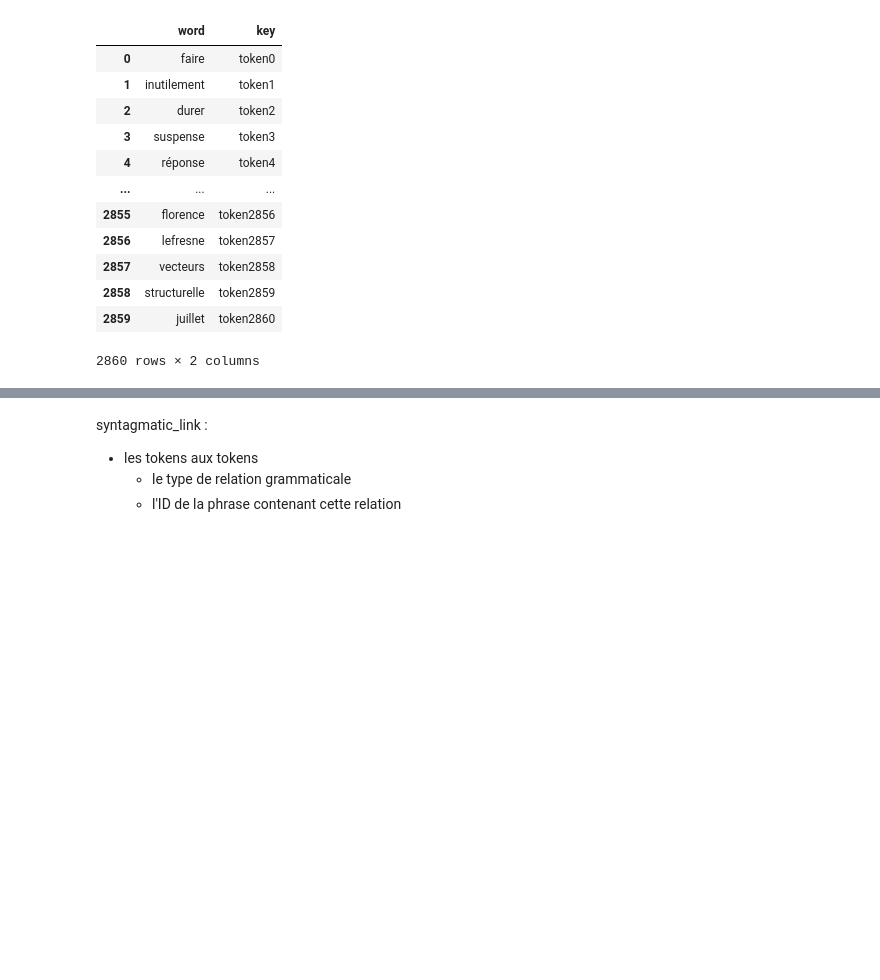
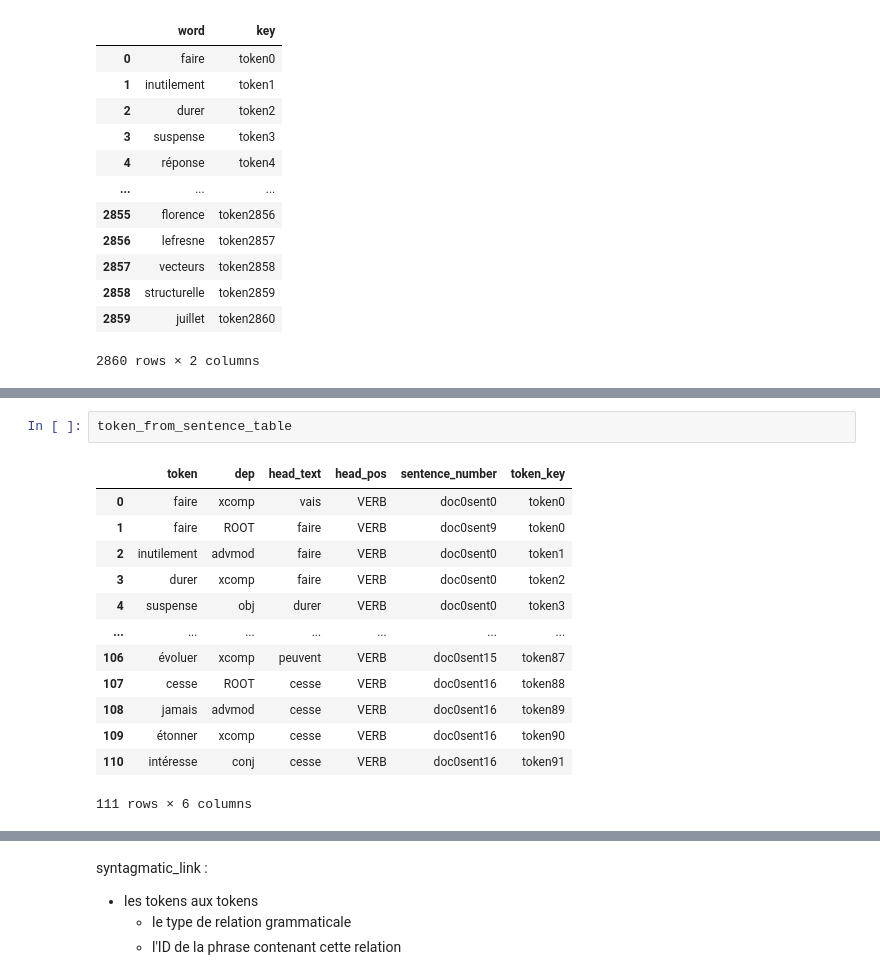
Before and after one commit to DRP-CB/text-explorer, a Jupyter notebook: notebook_exploratoire.ipynb, the cells around one changed output, grey strips where cells are left out. Saved outputs shown, nothing was run; the diff lists cells and outputs as text; blank space fills up the shorter version.

```diff
--- a/notebook_exploratoire.ipynb
+++ b/notebook_exploratoire.ipynb
@@ -381,0 +376,16 @@ db.collection('is_from').import_bulk(dict_is_from_sent_token_to_insert,
+# %%
+token_from_sentence_table
+# %% [output]
+|  | token | dep | head_text | head_pos | sentence_number | token_key |
+| 0 | faire | xcomp | vais | VERB | doc0sent0 | token0 |
+| 1 | faire | ROOT | faire | VERB | doc0sent9 | token0 |
+| 2 | inutilement | advmod | faire | VERB | doc0sent0 | token1 |
+| 3 | durer | xcomp | faire | VERB | doc0sent0 | token2 |
+| 4 | suspense | obj | durer | VERB | doc0sent0 | token3 |
+| ... | ... | ... | ... | ... | ... | ... |
+| 106 | évoluer | xcomp | peuvent | VERB | doc0sent15 | token87 |
+| 107 | cesse | ROOT | cesse | VERB | doc0sent16 | token88 |
+| 108 | jamais | advmod | cesse | VERB | doc0sent16 | token89 |
+| 109 | étonner | xcomp | cesse | VERB | doc0sent16 | token90 |
+| 110 | intéresse | conj | cesse | VERB | doc0sent16 | token91 |
+111 rows × 6 columns
```
Also changed, not shown: parts of 13 cells of this notebook.
